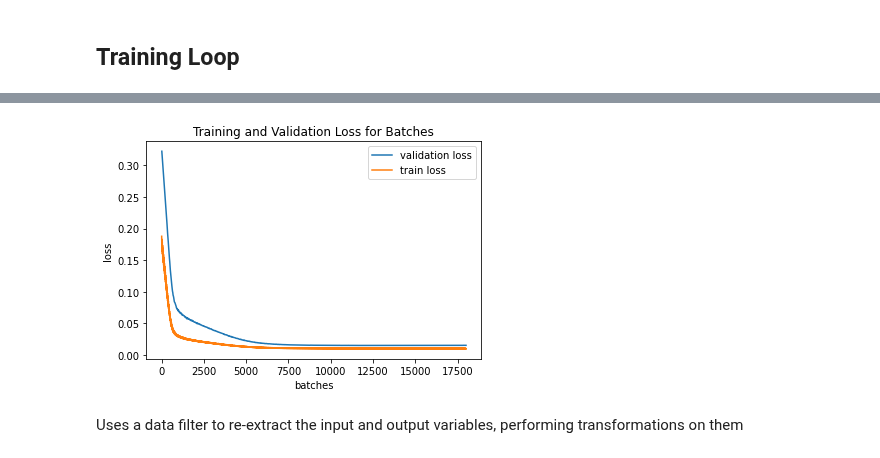
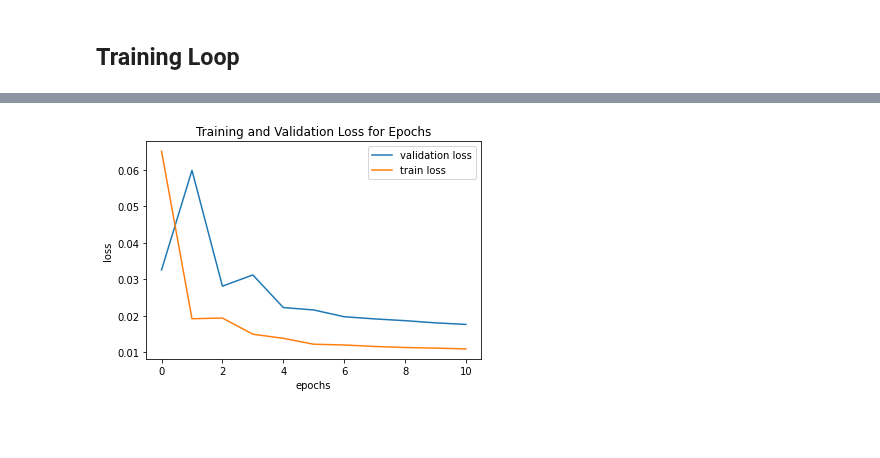
Before and after one commit to Abuynits/TE_Connect, a Jupyter notebook: sales_forcasting.ipynb, the cells around one changed output, grey strips where cells are left out. Saved outputs shown, nothing was run; the diff lists cells and outputs as text; code cells hidden in the pictures; blank space fills up the shorter version.

```diff
--- a/sales_forcasting.ipynb
+++ b/sales_forcasting.ipynb
@@ -431,11 +436,11 @@ x test shape: (18381, 1, 1)
 ## Model Info
 # %%
 class Model_Info:
-    batch_size = 1024
+    batch_size = 2048
     device = torch.device("cuda" if torch.cuda.is_available() else "cpu")
     count_print_batch = 4 # the number of times training loss printed for each epoch
-    learning_rate = 5e-5
-    epochs = 1000
+    learning_rate = 5e-3
+    epochs = 10_000
     model_save_path = "/home/abuynits/Projects/TE_Connect/savedModels/"
     save_model = False
     hidden_size = 32 # the number of features in the stacked lstm
@@ -684,6 +691,7 @@ class basic_lstm(nn.Module):
         self.fc = nn.Linear(128, output_size)  # fully connected last layer
         # fully connected last layer
         self.direct_fc = nn.Linear(hidden_size, output_size)
+        self.drop = nn.Dropout(dropout_percentage)
 
         self.relu = nn.ReLU()
         self.name = "basic_lstm"
@@ -712,6 +720,7 @@ class basic_lstm(nn.Module):
         # print("out lstm shape:", out.shape)
         #out = self.direct_fc(out[:, -1, :])  # will return batch, output size
         out = self.direct_fc(hn[0]).flatten()
+
         # print(out.size()) # is batch size, time step, hidden size
         return out
 
@@ -757,7 +766,7 @@ class basic_lstm(nn.Module):
 #model = seq2seq_lstm(num_features, hidden_size=Model_Info.hidden_size, enc_drop=Model_Info.enc_drop, dec_drop=Model_Info.dec_drop, num_layers=Model_Info.num_layers, train_prediction=Model_Info.train_prediction)
 
 # gather external data - macroeconomics
-model = basic_lstm(input_size = len(Data_Prep.input_data_cols), output_size = len(Data_Prep.output_data_cols), hidden_size = 32, layer_count = 16, seq_len = 1,dropout_percentage = 0.)
+model = basic_lstm(input_size = len(Data_Prep.input_data_cols), output_size = len(Data_Prep.output_data_cols), hidden_size = 32, layer_count = 16, seq_len = 1,dropout_percentage = 0.25)
 model_name = model.name
 model = model.to(Model_Info.device)
 optim = optimizer.Adam(model.parameters(), lr=Model_Info.learning_rate)
@@ -869,7 +879,7 @@ def test_one_epoch(epoch: int, dl):
 
 # train loop:
 best_vloss = 1_000_000.
-for i in range(Model_Info.epochs):
+for i in range(100_000):
     avg_train_loss = train_one_epoch(i, train_dl)
     avg_val_loss = test_one_epoch(i, test_dl)
     train_loss.append((i,avg_train_loss))
@@ -906,15 +909,15 @@ torch.save(model.state_dict(), "/home/abuynits/Projects/TE_Connect/1k_epochs_lst
 # %%
 tl = np.array(train_loss).T
 vl = np.array(val_loss).T
 plt.plot(vl[0], vl[1], label="validation loss")
 plt.plot(tl[0], tl[1], label="train loss")
 plt.legend()
-plt.title("Training and Validation Loss for Batches")
+plt.title("Training and Validation Loss for Epochs")
 plt.ylabel("loss")
-plt.xlabel("batches")
+plt.xlabel("epochs")
 plt.show()
 # %% [output]
-[figure, old version]
+[figure, new version]
 # %%
 def predict_tensor_seq_to_seq(model: seq2seq_lstm, inp_tensor, target_len: int):
     """predicts the output for a specific input
@@ -992,2 +946,0 @@ def transform_norm_rem_out(grouped_df, input_data_cols,output_data_cols,data_fil
-# %% [markdown]
-Uses a data filter to re-extract the input and output variables, performing transformations on them
```
Also changed, not shown: parts of 14 cells of this notebook.
